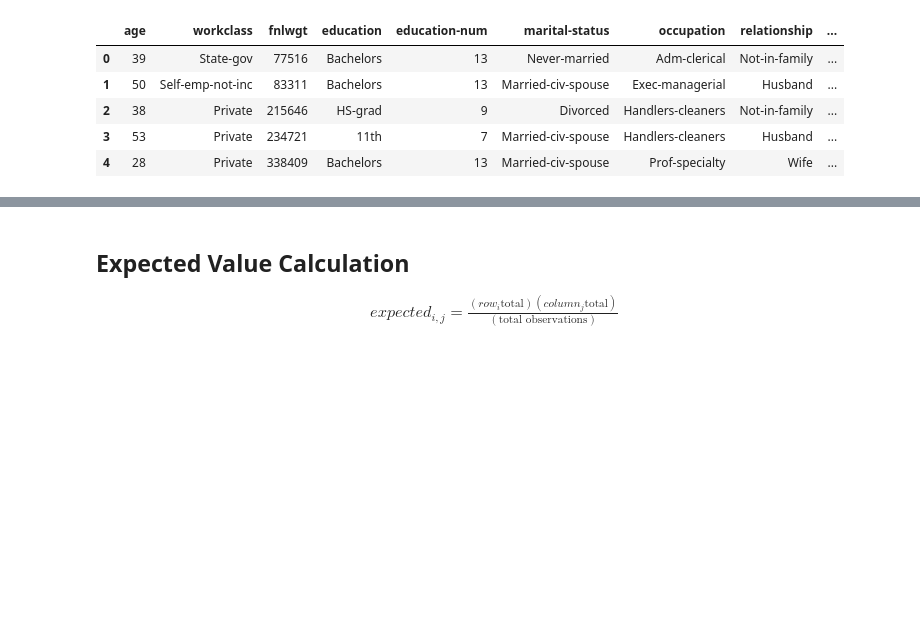
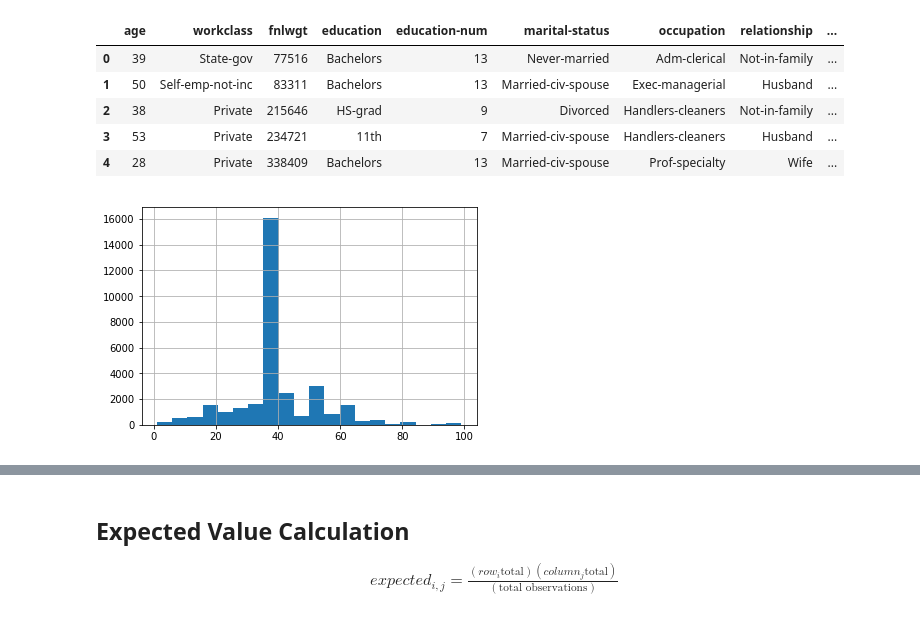
Before and after one commit to BJanota11/DS-Unit-1-Sprint-3-Statistical-Tests-and-Experiments, a Jupyter notebook: module2-sampling-confidence-intervals-and-hypothesis-testing/LS_DS_132_Sampling_Confidence_Intervals_and_Hypothesis_Testing_Updated.ipynb, the cells around one changed output, grey strips where cells are left out. Saved outputs shown, nothing was run; the diff lists cells and outputs as text; code cells hidden in the pictures; blank space fills up the shorter version.

```diff
--- a/module2-sampling-confidence-intervals-and-hypothesis-testing/LS_DS_132_Sampling_Confidence_Intervals_and_Hypothesis_Testing_Updated.ipynb
+++ b/module2-sampling-confidence-intervals-and-hypothesis-testing/LS_DS_132_Sampling_Confidence_Intervals_and_Hypothesis_Testing_Updated.ipynb
@@ -240,3 +400,7 @@ df.head()
 | 2 | 38 | Private | 215646 | HS-grad | 9 | Divorced | Handlers-cleaners | Not-in-family | ... |
 | 3 | 53 | Private | 234721 | 11th | 7 | Married-civ-spouse | Handlers-cleaners | Husband | ... |
 | 4 | 28 | Private | 338409 | Bachelors | 13 | Married-civ-spouse | Prof-specialty | Wife | ... |
+# %%
+df['hours-per-week'].hist(bins=20);
+# %% [output]
+[figure, added]
```
Also changed, not shown: parts of 37 cells of this notebook.
